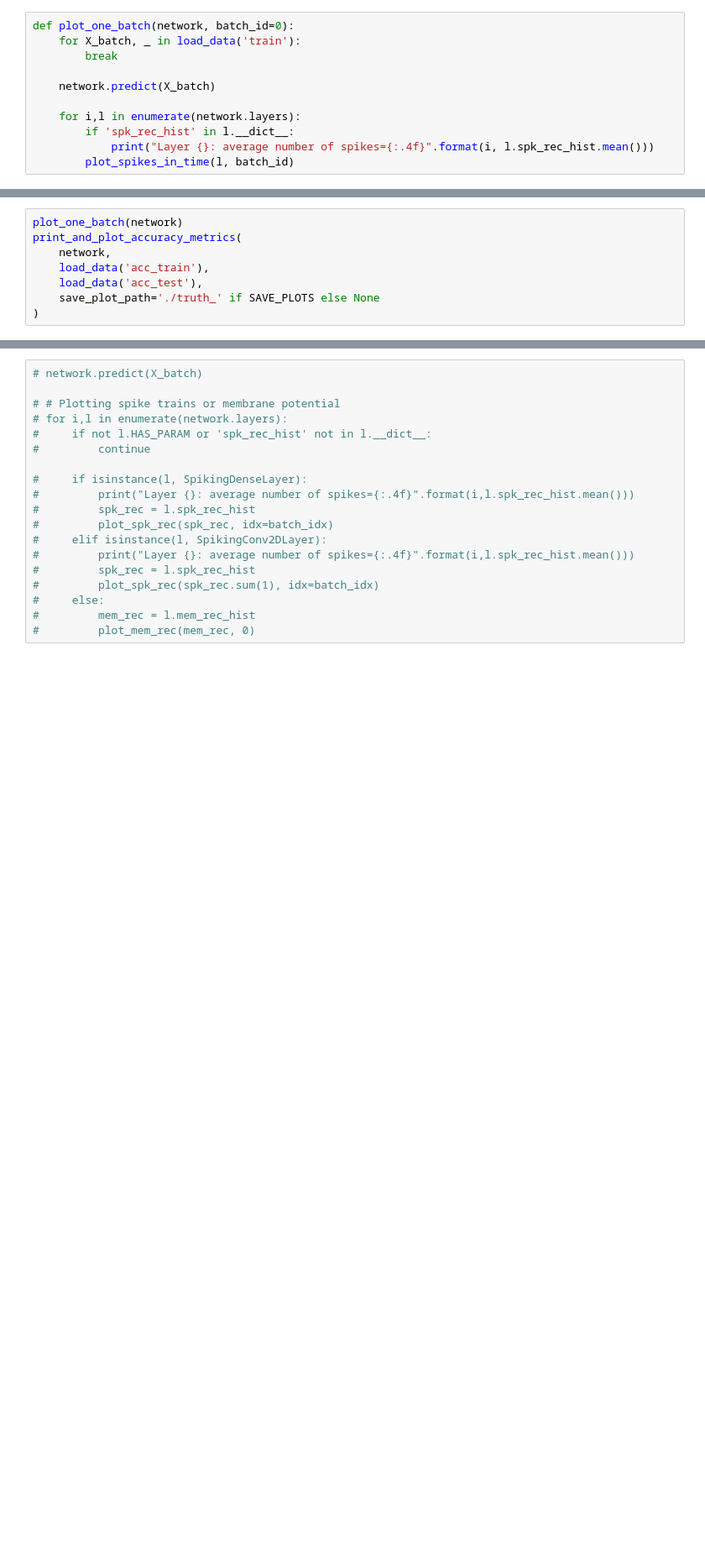
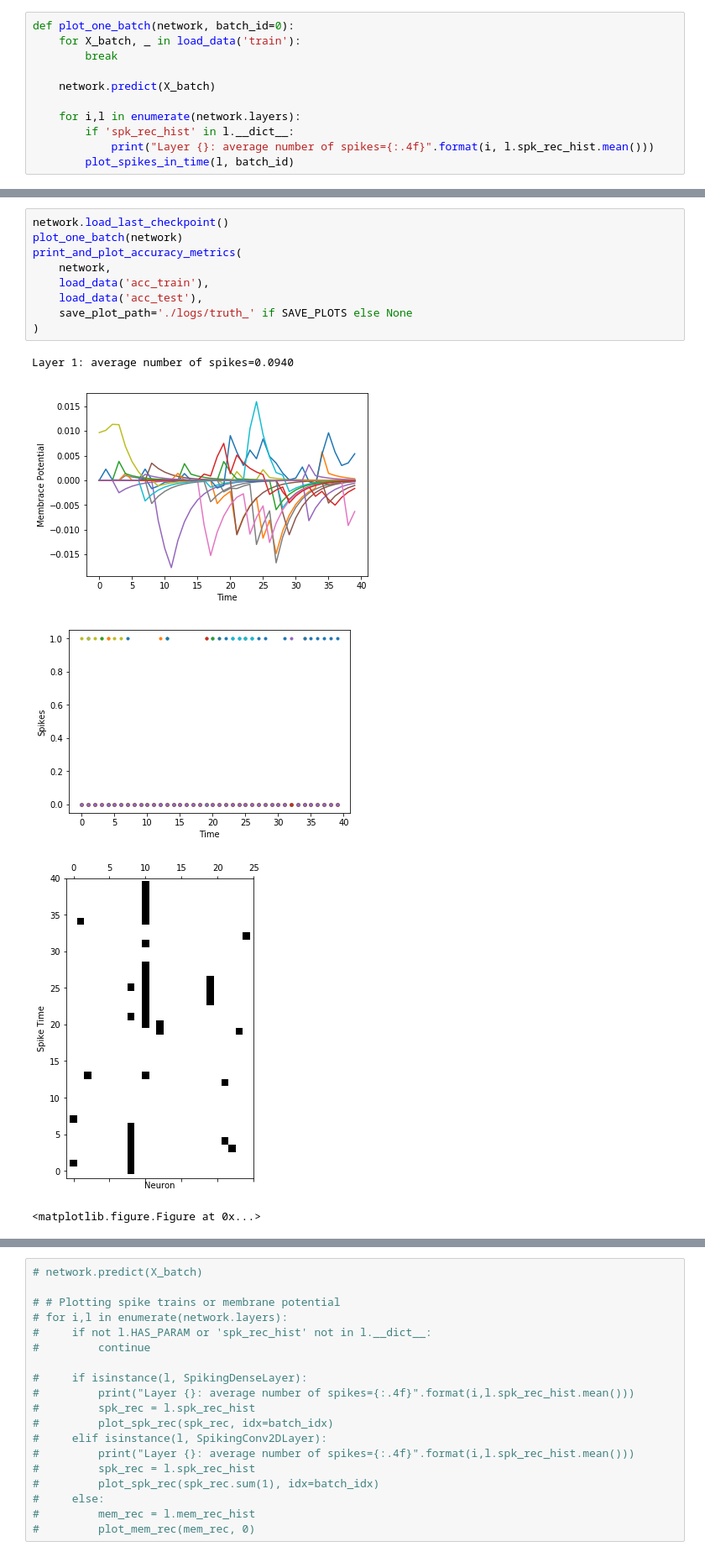
Before and after one commit to ArefMq/action-recognition-via-snn, a Jupyter notebook: S-CNN-DVS.ipynb, the cells around one changed output, grey strips where cells are left out. Shown at 84% size. Drawn from its saved outputs; the diff is of its cells as text; blank space fills up the shorter version.

```diff
--- a/S-CNN-DVS.ipynb
+++ b/S-CNN-DVS.ipynb
@@ -261,8 +277,15 @@ Epoch: 1 [->..........................................................]   2%
 # %%
+network.load_last_checkpoint()
 plot_one_batch(network)
 print_and_plot_accuracy_metrics(
     network,
     load_data('acc_train'),
     load_data('acc_test'),
-    save_plot_path='./truth_' if SAVE_PLOTS else None
+    save_plot_path='./logs/truth_' if SAVE_PLOTS else None
 )
+# %% [output]
+Layer 1: average number of spikes=0.0940
+[figure, added]
+[figure, added]
+[figure, added]
+<matplotlib.figure.Figure at 0x...>
```
Also changed, not shown: parts of 11 cells of this notebook, 3 other files.
